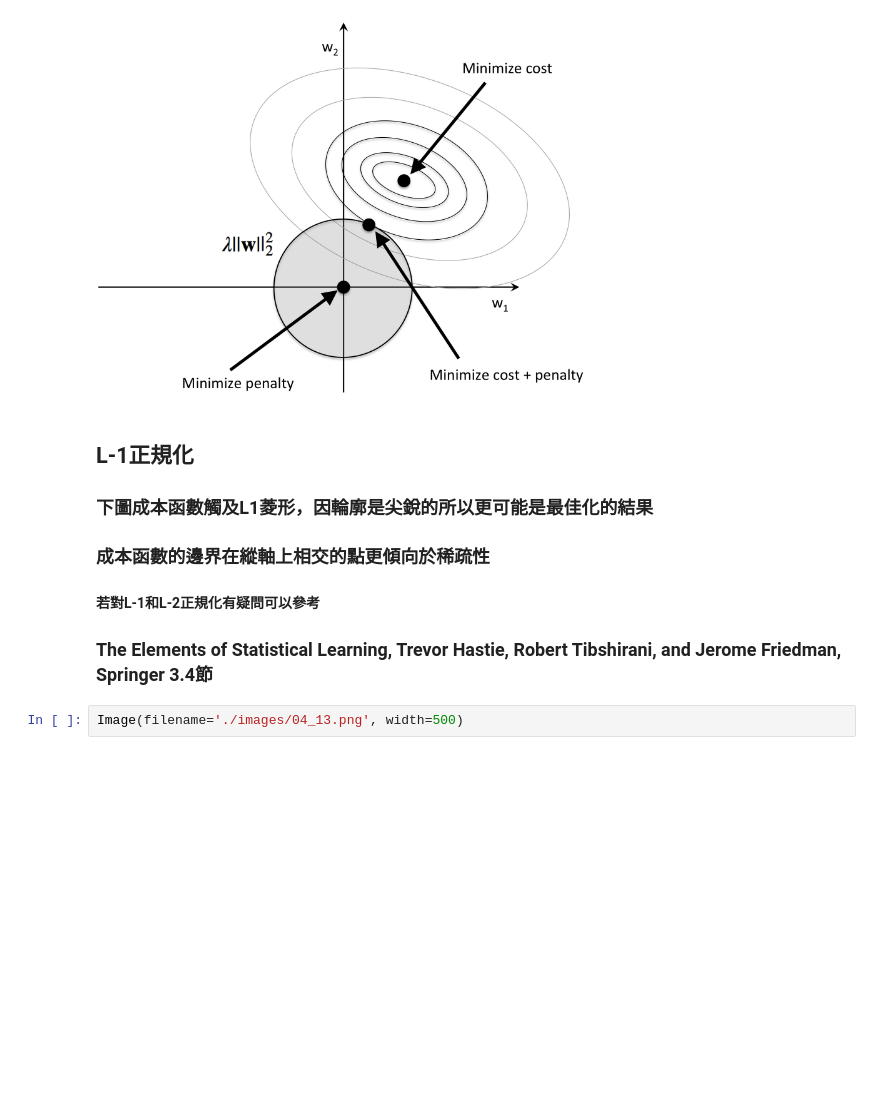
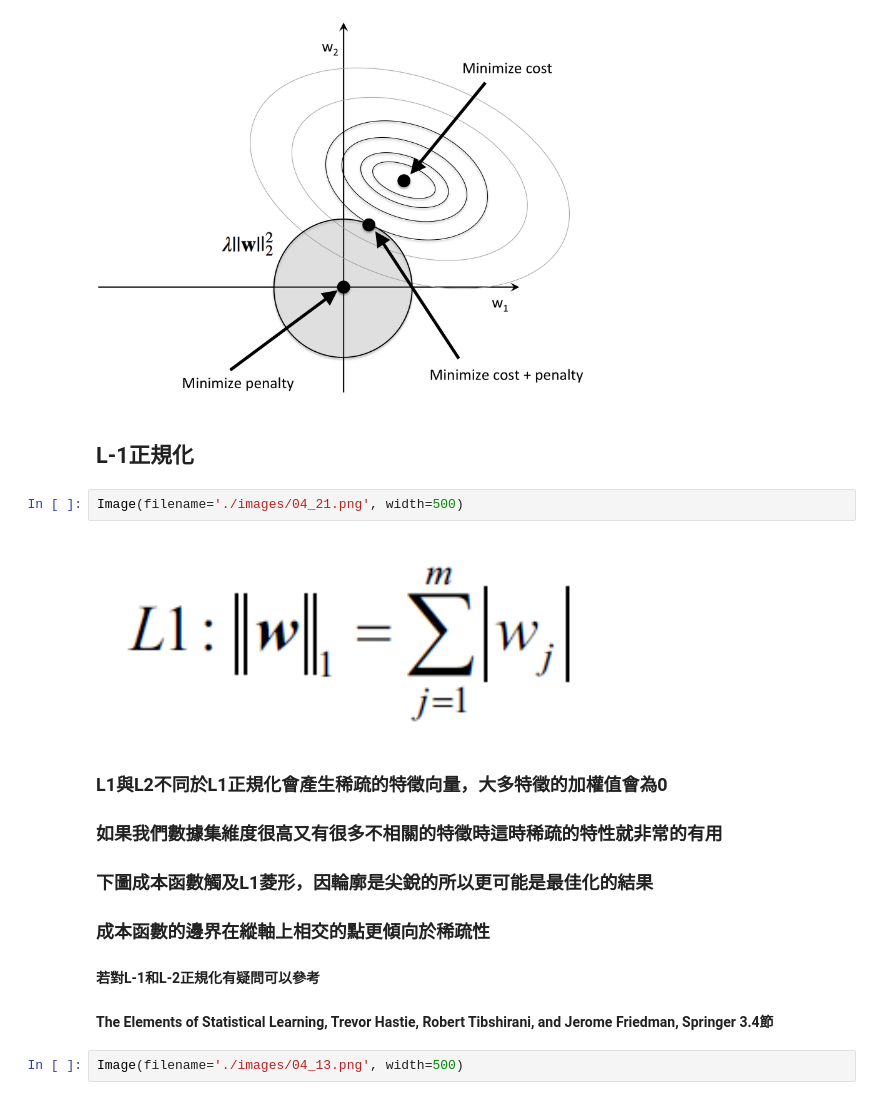
Before and after one commit to chunfang0503/course, a Jupyter notebook: Chapter 4 - Building Good Training Sets – Data Pre-Processing.ipynb, the cells around one changed output. Cells and saved outputs as stored; diff of their text form; blank space fills up the shorter version.

```diff
--- a/Chapter 4 - Building Good Training Sets – Data Pre-Processing.ipynb
+++ b/Chapter 4 - Building Good Training Sets – Data Pre-Processing.ipynb
@@ -375,12 +396,19 @@ ex
 Image(filename='./images/04_12.png', width=500)
 # %% [output]
 [figure]
+# %% [markdown]
+## L-1正規化
+# %%
+Image(filename='./images/04_21.png', width=500)
+# %% [output]
+[figure, added]
 # %% [markdown]
-## L-1正規化
+### L1與L2不同於L1正規化會產生稀疏的特徵向量，大多特徵的加權值會為0
+### 如果我們數據集維度很高又有很多不相關的特徵時這時稀疏的特性就非常的有用
 ### 下圖成本函數觸及L1菱形，因輪廓是尖銳的所以更可能是最佳化的結果
 ### 成本函數的邊界在縱軸上相交的點更傾向於稀疏性
 #### 若對L-1和L-2正規化有疑問可以參考
-### The Elements of Statistical Learning, Trevor Hastie, Robert Tibshirani, and Jerome Friedman, Springer 3.4節
+#### The Elements of Statistical Learning, Trevor Hastie, Robert Tibshirani, and Jerome Friedman, Springer 3.4節
 # %%
 Image(filename='./images/04_13.png', width=500)
 # %% [output]
```
Also changed, not shown: parts of 13 cells of this notebook.
